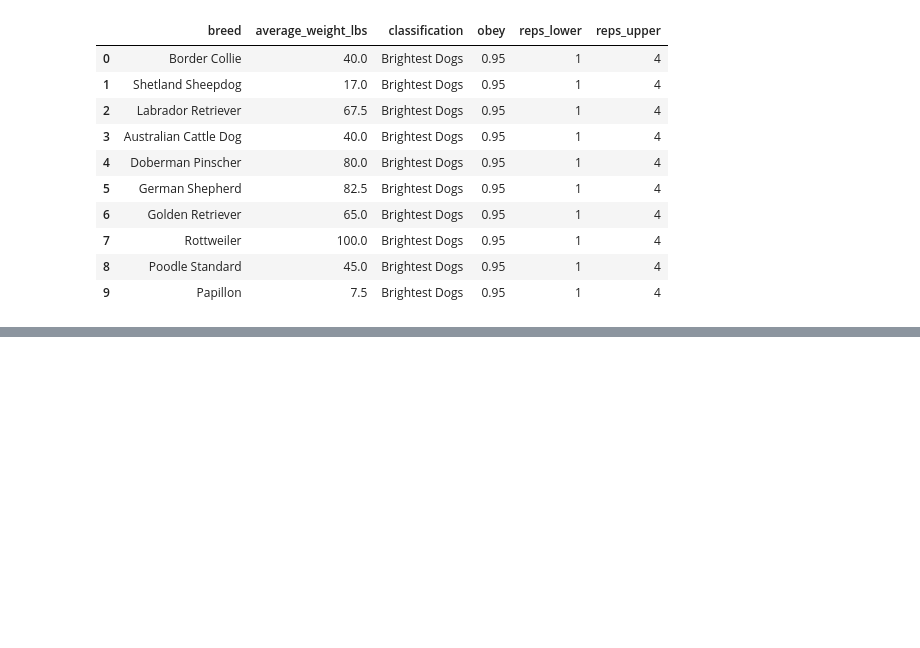
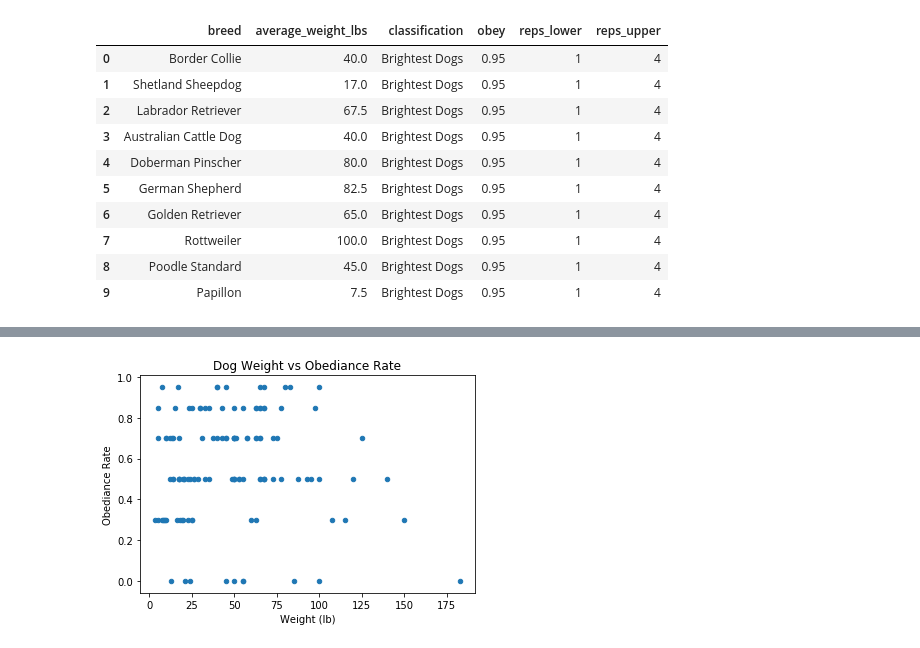
Before and after one commit to alissavokes/ETL-Dog-Intelligence, a Jupyter notebook: data_etl.ipynb, the cells around one changed output, grey strips where cells are left out. Cells and saved outputs as stored; diff of their text form; code cells hidden in the pictures; blank space fills up the shorter version.

Commit message:
added plots

```diff
--- a/data_etl.ipynb
+++ b/data_etl.ipynb
@@ -487,3 +489,11 @@ avg_dog_data
 # %%
 #export dataset to html
 complete_dog_data.to_html("data.html", classes=["table", "table-bordered", "table-striped", "table-hover"], index=False)
+# %%
+plt.scatter(complete_dog_data['average_weight_lbs'], complete_dog_data['obey'], s=20)
+plt.title('Dog Weight vs Obediance Rate')
+plt.xlabel('Weight (lb)')
+plt.ylabel('Obediance Rate')
+plt.show()
+# %% [output]
+[figure, added]
```
Also changed, not shown: parts of 3 cells of this notebook.
